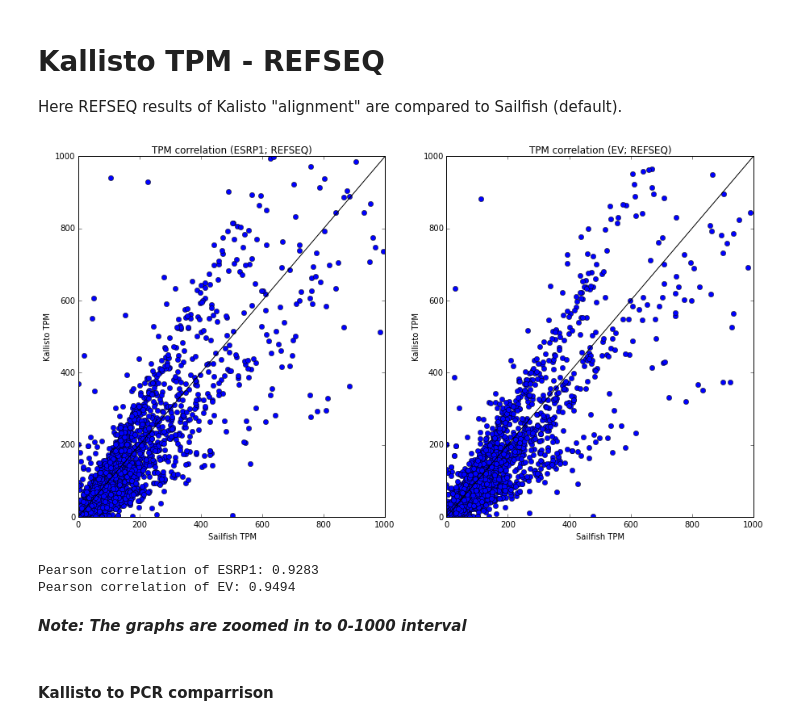
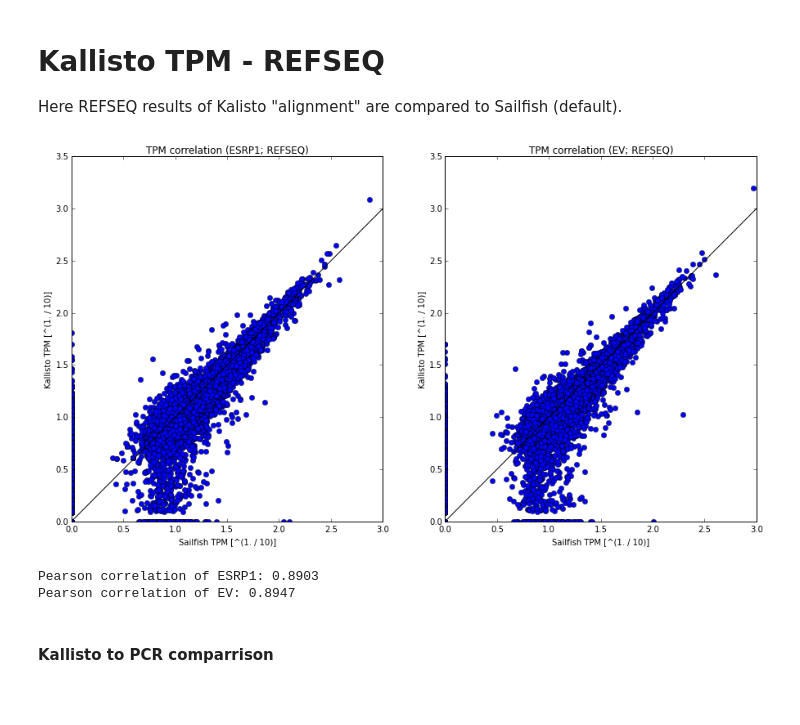
Before and after one commit to miha-skalic/suppa-tests, a Jupyter notebook: scripts/Correlation Calculation.ipynb, the cells around one changed output. Saved outputs shown, nothing was run; the diff lists cells and outputs as text; code cells hidden in the pictures; blank space fills up the shorter version.

```diff
--- a/scripts/Correlation Calculation.ipynb
+++ b/scripts/Correlation Calculation.ipynb
@@ -672,53 +854,51 @@ def load_tpm(tpm_file):
         next(handle)
         for line in handle:
             line = line.strip().split()
-            el_dict[line[0]] = float(line[1])
+            el_dict[line[0]] = float(line[1]) ** (1./10)
     return el_dict
 
 def plot_graphs(axes, xpoints, ypoints, title):
     axes.plot(xpoints, ypoints, 'o');
-    axes.set_xlim(0, 1000)
-    axes.set_ylim(0, 1000)
-    axes.set_xlabel('Sailfish TPM')
-    axes.set_ylabel('Kallisto TPM')
+    # axes.set_xlim(0, 1000)
+    # axes.set_ylim(0, 1000)
+    axes.set_xlabel('Sailfish TPM [^(1. / 10)]')
+    axes.set_ylabel('Kallisto TPM [^(1. / 10)]')
     axes.set_title(title)
-    axes.plot([0, 1000], [0,1000], 'black')
+    axes.plot([0, 3], [0, 3], 'black')
 
 sailfish_esrp1_refseq_tpm = load_tpm('../dat/pcr/esrp1/refseq_tpm_sailfish-corrected.tab')
 kalisto_esrp1_refseq_tpm = load_tpm('../kallisto_TPM/kallisto_refseq_esrp1_tpm.txt')
 
 sailfish_ev_refseq_tpm = load_tpm('../dat/pcr/ev/refseq_tpm_sailfish-corrected.tab')
 kalisto_ev_refseq_tpm = load_tpm('../kallisto_TPM/kallisto_refseq_ev_tpm.txt')
 
 sf_point = []
 ka_point = []
 sf_point2 = []
 ka_point2 = []
 
 for id in sailfish_esrp1_refseq_tpm:
     sf_point.append(sailfish_esrp1_refseq_tpm[id])
     ka_point.append(kalisto_esrp1_refseq_tpm[id])
     sf_point2.append(sailfish_ev_refseq_tpm[id])
     ka_point2.append(kalisto_ev_refseq_tpm[id])
 
 my_figure = pyplot.figure()
 axes = my_figure.add_subplot(121)
 axes2 = my_figure.add_subplot(122)
 
 
 plot_graphs(axes, sf_point, ka_point, 'TPM correlation (ESRP1; REFSEQ)')
 plot_graphs(axes2, sf_point2, ka_point2,  'TPM correlation (EV; REFSEQ)')
 pyplot.show()
 
 
 print('Pearson correlation of ESRP1: {:.4f}'.format(pearsonr(sf_point, ka_point)[0]))
 print('Pearson correlation of EV: {:.4f}'.format(pearsonr(sf_point2, ka_point2)[0]))
 # %% [output]
-[figure, old version]
+[figure, new version]
-Pearson correlation of ESRP1: 0.9283
-Pearson correlation of EV: 0.9494
+Pearson correlation of ESRP1: 0.8903
+Pearson correlation of EV: 0.8947
-# %% [markdown]
-<i><b>Note: The graphs are zoomed in to 0-1000 interval</b></i>
 # %% [markdown]
 <h4>Kallisto to PCR comparrison</h4>
 # %%
```
Also changed, not shown: parts of 15 cells of this notebook, 6 other files.
